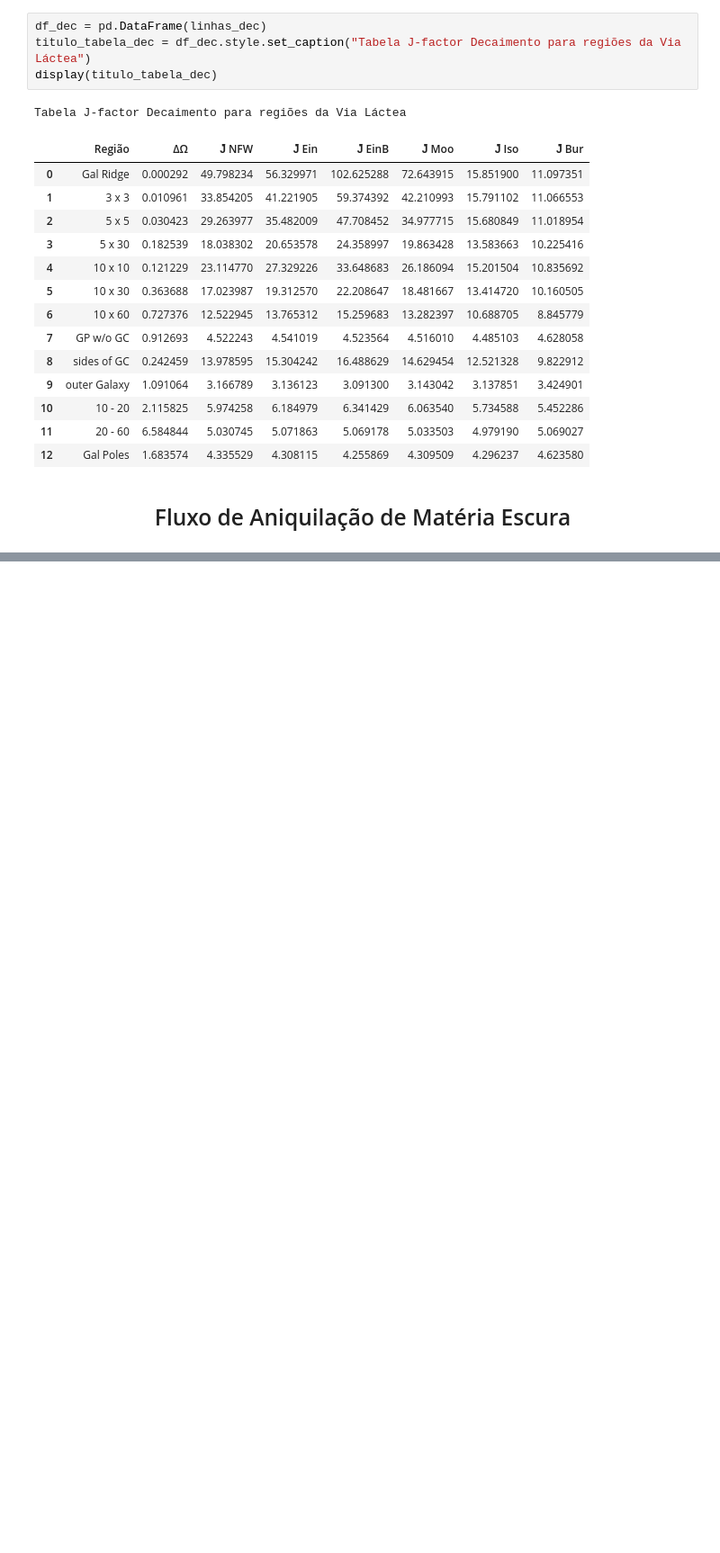
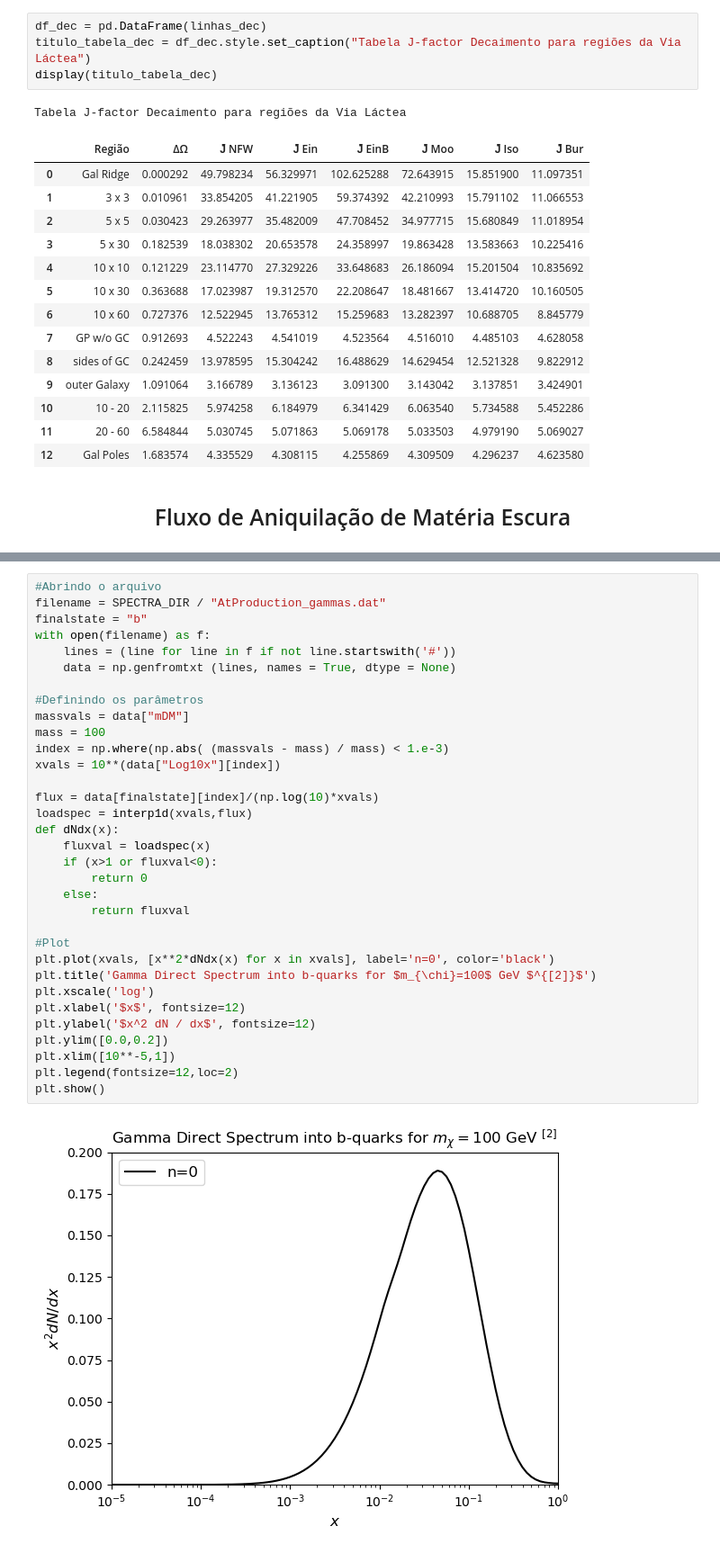
Before and after one commit to lrochacastro/Perfis-da-Materia-Escura, a Jupyter notebook: Perfis de Matéria Escura - Otimizado.ipynb, the cells around one changed output, grey strips where cells are left out. Shown at 90% size. Cells and saved outputs as stored; diff of their text form; blank space fills up the shorter version.

```diff
--- a/Perfis de Matéria Escura - Otimizado.ipynb
+++ b/Perfis de Matéria Escura - Otimizado.ipynb
@@ -606,0 +656,35 @@ Tabela J-factor Decaimento para regiões da Via Láctea
+# %%
+#Abrindo o arquivo
+filename = SPECTRA_DIR / "AtProduction_gammas.dat"
+finalstate = "b"
+with open(filename) as f:
+    lines = (line for line in f if not line.startswith('#'))
+    data = np.genfromtxt (lines, names = True, dtype = None)
+
+#Definindo os parâmetros
+massvals = data["mDM"]
+mass = 100
+index = np.where(np.abs( (massvals - mass) / mass) < 1.e-3)
+xvals = 10**(data["Log10x"][index])
+
+flux = data[finalstate][index]/(np.log(10)*xvals)
+loadspec = interp1d(xvals,flux)
+def dNdx(x):
+    fluxval = loadspec(x)
+    if (x>1 or fluxval<0):
+        return 0
+    else:
+        return fluxval
+
+#Plot
+plt.plot(xvals, [x**2*dNdx(x) for x in xvals], label='n=0', color='black')
+plt.title('Gamma Direct Spectrum into b-quarks for $m_{\chi}=100$ GeV $^{[2]}$')
+plt.xscale('log')
+plt.xlabel('$x$', fontsize=12)
+plt.ylabel('$x^2 dN / dx$', fontsize=12)
+plt.ylim([0.0,0.2])
+plt.xlim([10**-5,1])
+plt.legend(fontsize=12,loc=2)
+plt.show()
+# %% [output]
+[figure, added]
```
Also changed, not shown: parts of 5 cells of this notebook.
